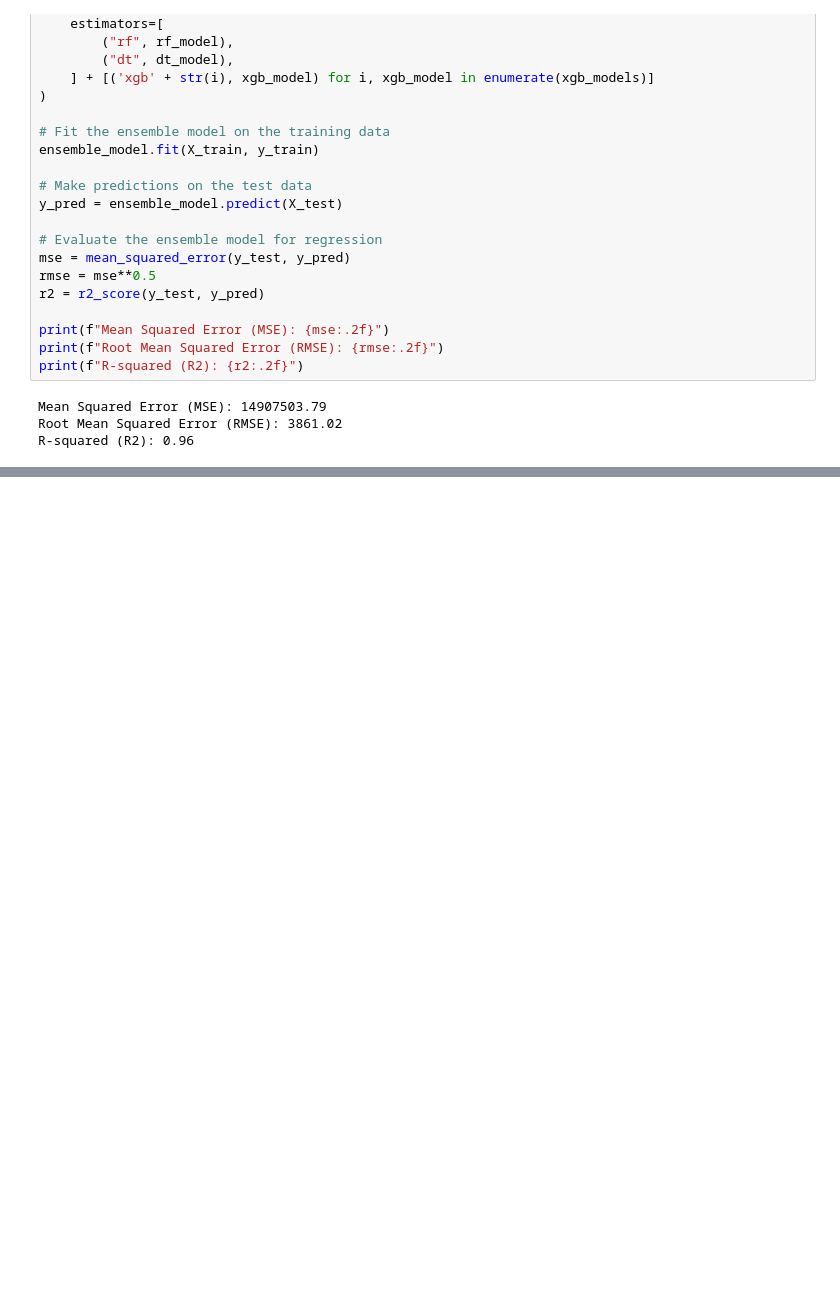
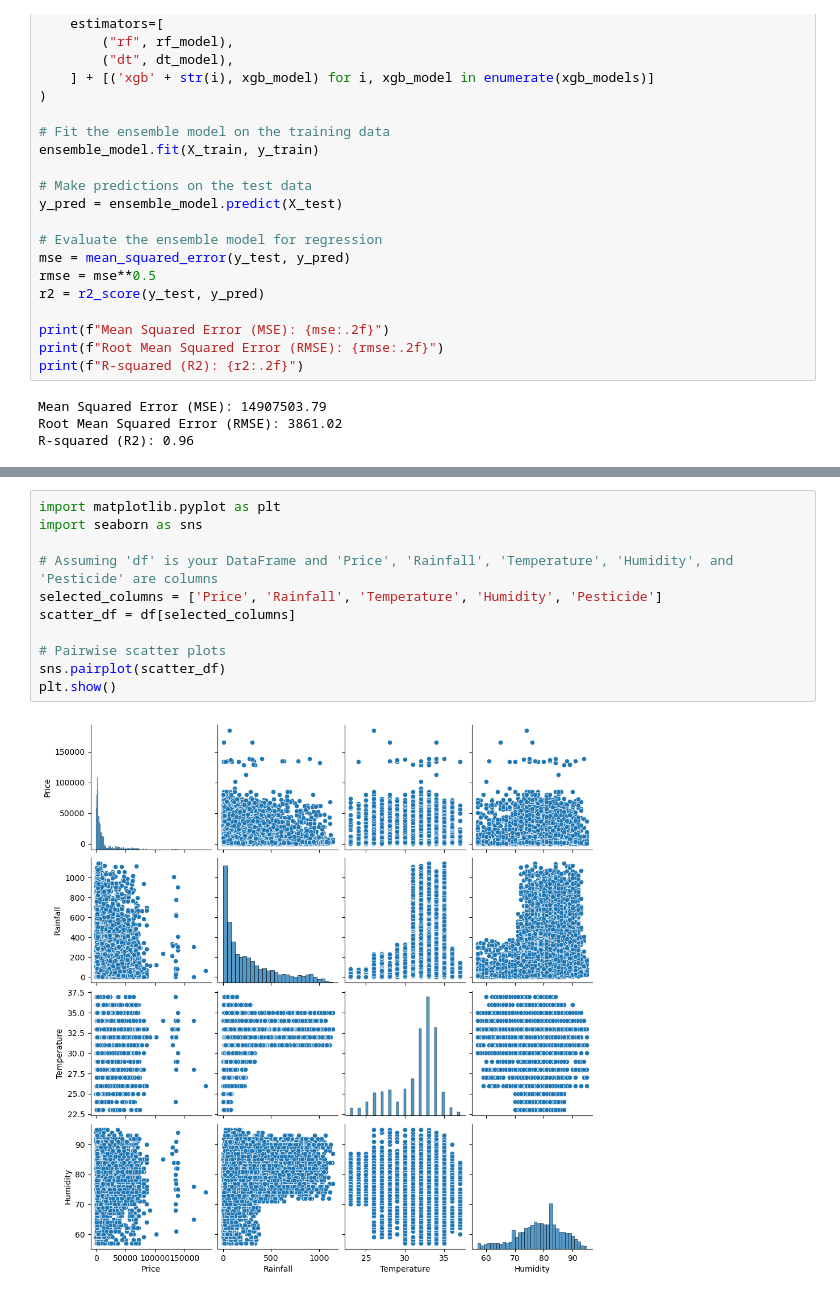
Before and after one commit to NafisaProme/CSE498R-Project, a Jupyter notebook: Model.ipynb, the cells around one changed output, grey strips where cells are left out. Cells and saved outputs as stored; diff of their text form; blank space fills up the shorter version.

```diff
--- a/Model.ipynb
+++ b/Model.ipynb
@@ -616,0 +632,13 @@ with open('model.pkl', 'wb') as file:
+# %%
+import matplotlib.pyplot as plt
+import seaborn as sns
+
+# Assuming 'df' is your DataFrame and 'Price', 'Rainfall', 'Temperature', 'Humidity', and 'Pesticide' are columns
+selected_columns = ['Price', 'Rainfall', 'Temperature', 'Humidity', 'Pesticide']
+scatter_df = df[selected_columns]
+
+# Pairwise scatter plots
+sns.pairplot(scatter_df)
+plt.show()
+# %% [output]
+[figure, added]
```
Also changed, not shown: parts of 3 cells of this notebook, 1 other file.
